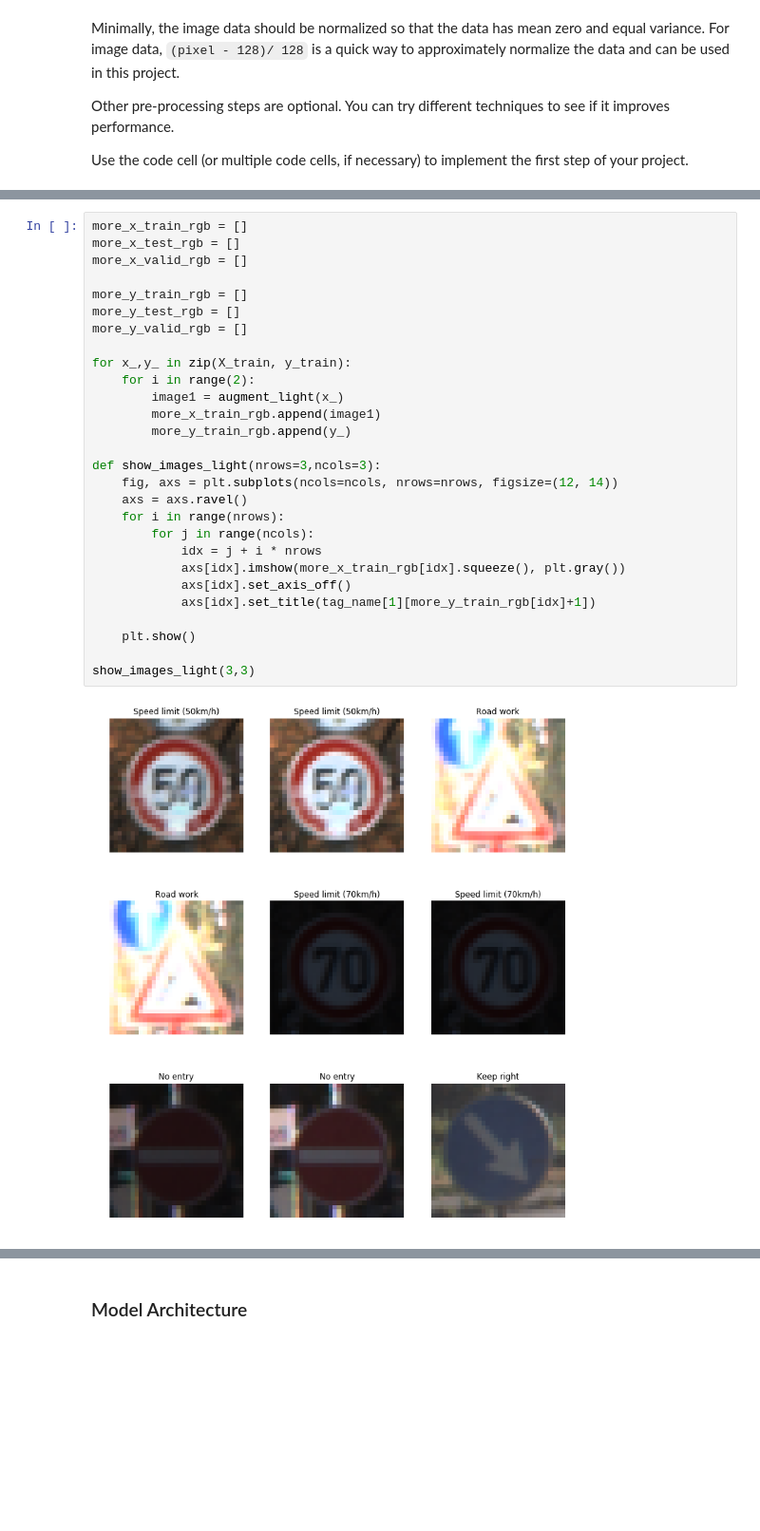
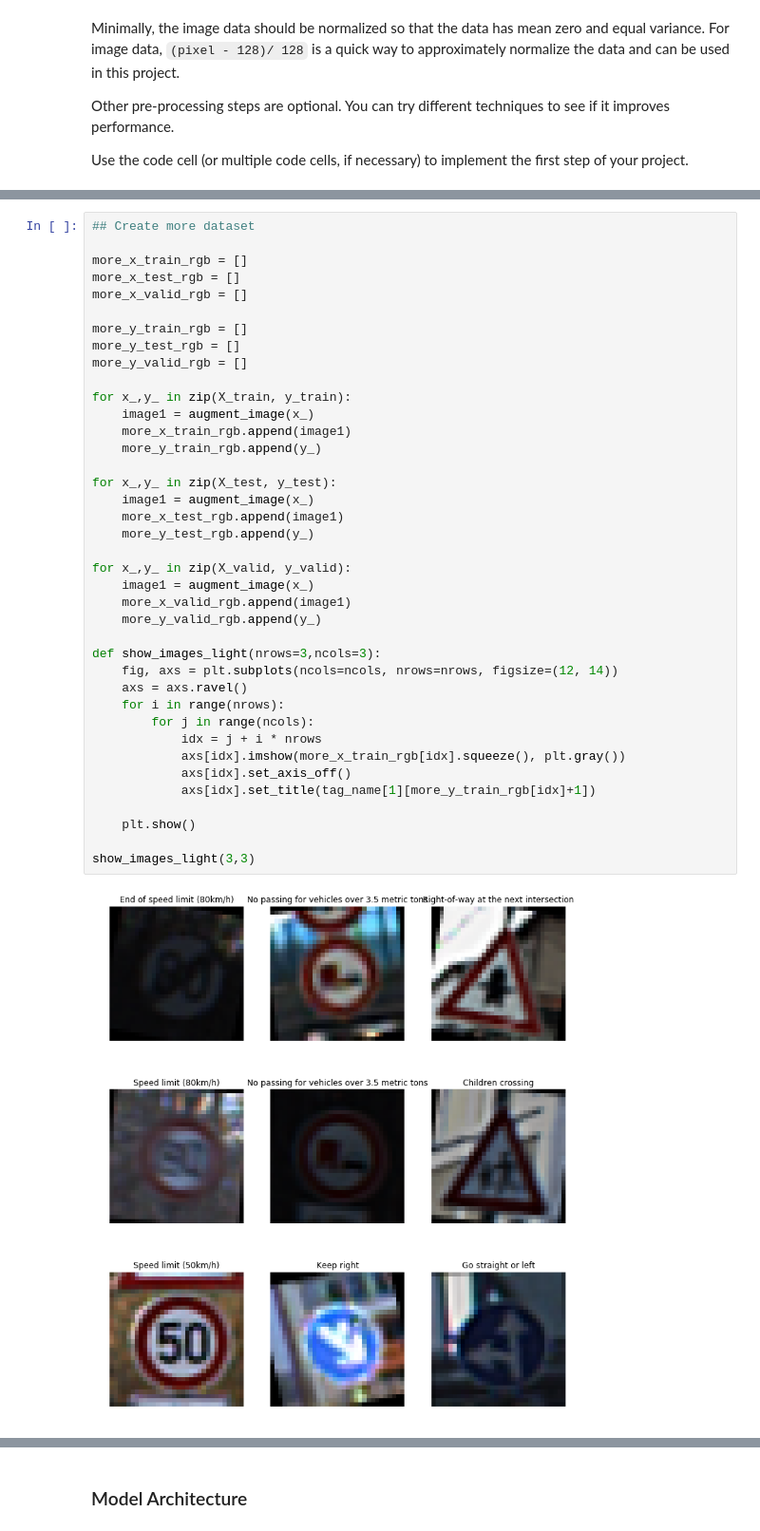
Before and after one commit to mahfuz195/CarND-Traffic-Sign-Classifier-Project, a Jupyter notebook: Traffic_Sign_Classifier.ipynb, the cells around one changed output, grey strips where cells are left out. Shown: that part at 95% size. Drawn from its saved outputs; the diff is of its cells as text; blank space fills up the shorter version.

```diff
--- a/Traffic_Sign_Classifier.ipynb
+++ b/Traffic_Sign_Classifier.ipynb
@@ -231,30 +249,41 @@ def augment_light(image):
 # %%
+## Create more dataset
+
 more_x_train_rgb = []
 more_x_test_rgb = []
 more_x_valid_rgb = []
 
 more_y_train_rgb = []
 more_y_test_rgb = []
 more_y_valid_rgb = []
 
 for x_,y_ in zip(X_train, y_train):
-    for i in range(2):
-        image1 = augment_light(x_)
-        more_x_train_rgb.append(image1)
-        more_y_train_rgb.append(y_)
+    image1 = augment_image(x_)
+    more_x_train_rgb.append(image1)
+    more_y_train_rgb.append(y_)
+
+for x_,y_ in zip(X_test, y_test):
+    image1 = augment_image(x_)
+    more_x_test_rgb.append(image1)
+    more_y_test_rgb.append(y_)
+
+for x_,y_ in zip(X_valid, y_valid):
+    image1 = augment_image(x_)
+    more_x_valid_rgb.append(image1)
+    more_y_valid_rgb.append(y_)
 
 def show_images_light(nrows=3,ncols=3):
     fig, axs = plt.subplots(ncols=ncols, nrows=nrows, figsize=(12, 14))
     axs = axs.ravel()
     for i in range(nrows):
         for j in range(ncols):
             idx = j + i * nrows
             axs[idx].imshow(more_x_train_rgb[idx].squeeze(), plt.gray())
             axs[idx].set_axis_off()
             axs[idx].set_title(tag_name[1][more_y_train_rgb[idx]+1])
 
     plt.show()
 
 show_images_light(3,3)
 # %% [output]
-[figure, old version]
+[figure, new version]
```
Also changed, not shown: parts of 24 cells of this notebook, 4 other files.
